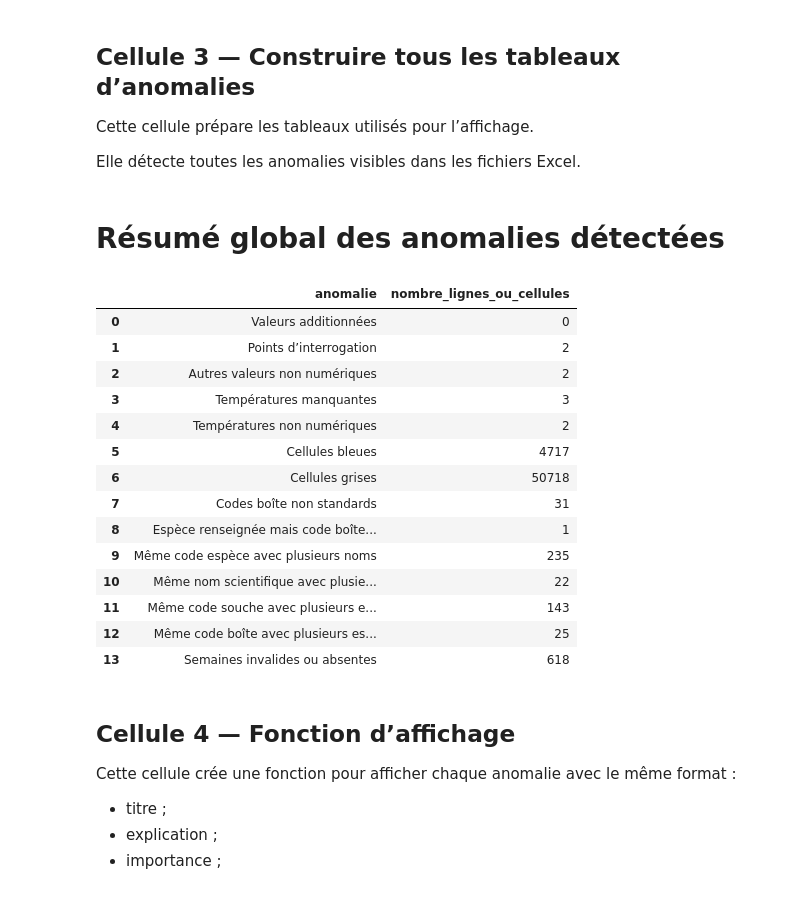
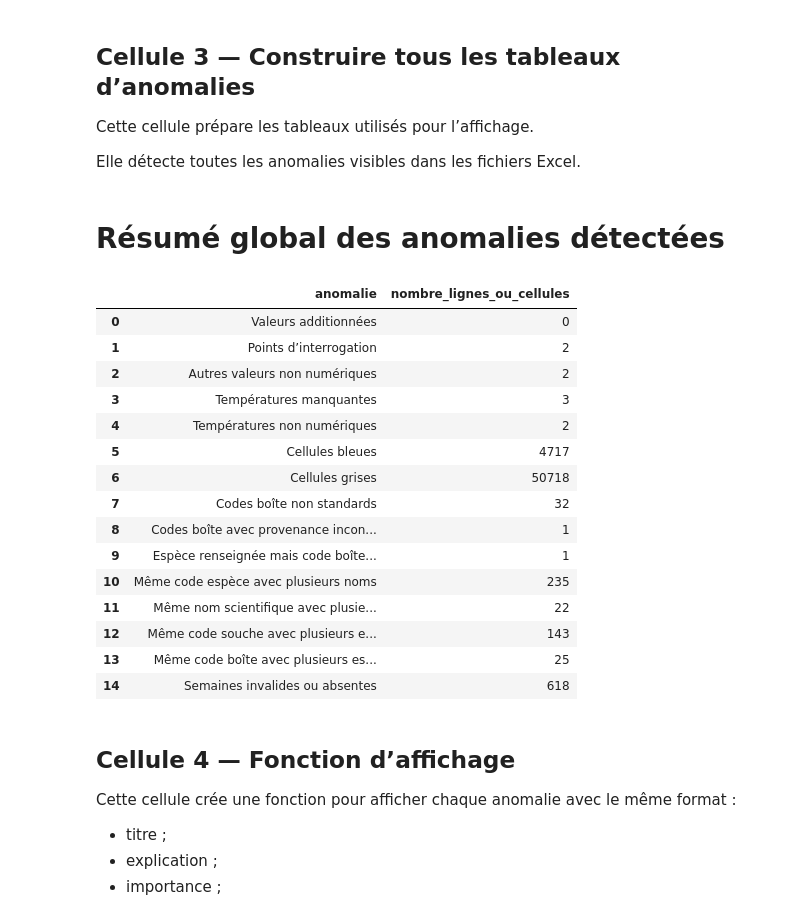
Before and after one commit to Anthony2210/POLYPBASE, a Jupyter notebook: notebooks/excel_to_polypbase_tables_anomalies_simple.ipynb, the cells around one changed output. Drawn from its saved outputs; the diff is of its cells as text; code cells hidden in the pictures.

Commit message:
Mise a jour des anomalies et tables

```diff
--- a/notebooks/excel_to_polypbase_tables_anomalies_simple.ipynb
+++ b/notebooks/excel_to_polypbase_tables_anomalies_simple.ipynb
@@ -99,7 +99,7 @@ Ensuite, les autres cellules du notebook utilisent ces données pour afficher le
 # %%
 REGEX_ADDITION = re.compile(r"^\s*\d+(?:\s*\+\s*\d+)+\s*$")
 REGEX_NOMBRE = re.compile(r"^\s*-?\d+(?:[,.]\d+)?\s*$")
-REGEX_CODE_BOITE = re.compile(r"^[A-Z]{3}-[A-Z0-9?]{3}-[0-9]+(\.[0-9]+)?$")
+REGEX_CODE_BOITE = re.compile(r"^[A-Z]{3}-[A-Z0-9]{3}-[0-9]+(\.[0-9]+)?$")
 
 
 def valeur_est_vide(valeur):
@@ -342,6 +342,13 @@ anomalie_cellules_grises = releves_df[
 anomalie_codes_non_standards = lignes_df[
     lignes_df['code_boite'].notna()
     & ~lignes_df['code_boite'].astype(str).str.match(REGEX_CODE_BOITE, na=False)
+].copy()
+
+
+# 8 bis. Codes boîte avec provenance inconnue ???
+anomalie_codes_provenance_inconnue = lignes_df[
+    lignes_df['code_boite'].notna()
+    & lignes_df['code_boite'].astype(str).str.contains("???", regex=False, na=False)
 ].copy()
 
 
@@ -441,6 +448,7 @@ resume_anomalies = pd.DataFrame({
         'Cellules bleues',
         'Cellules grises',
         'Codes boîte non standards',
+        'Codes boîte avec provenance inconnue ???',
         'Espèce renseignée mais code boîte absent',
         'Même code espèce avec plusieurs noms',
         'Même nom scientifique avec plusieurs codes espèce',
@@ -451,40 +459,42 @@ resume_anomalies = pd.DataFrame({
     'nombre_lignes_ou_cellules': [
         len(anomalie_additions),
         len(anomalie_points_interrogation),
         len(anomalie_valeurs_non_numeriques),
         len(anomalie_temperatures_manquantes),
         len(anomalie_temperatures_non_numeriques),
         len(anomalie_cellules_bleues),
         len(anomalie_cellules_grises),
         len(anomalie_codes_non_standards),
+        len(anomalie_codes_provenance_inconnue),
         len(anomalie_espece_sans_code_boite),
         len(anomalie_code_espece_plusieurs_noms),
         len(anomalie_nom_plusieurs_codes_espece),
         len(anomalie_souche_plusieurs_especes),
         len(anomalie_boite_plusieurs_especes),
         len(anomalie_semaines_invalides),
     ]
 })
 
 display(Markdown('# Résumé global des anomalies détectées'))
 display(resume_anomalies)
 # %% [output]
 # Résumé global des anomalies détectées
 |  | anomalie | nombre_lignes_ou_cellules |
 | 0 | Valeurs additionnées | 0 |
 | 1 | Points d’interrogation | 2 |
 | 2 | Autres valeurs non numériques | 2 |
 | 3 | Températures manquantes | 3 |
 | 4 | Températures non numériques | 2 |
 | 5 | Cellules bleues | 4717 |
 | 6 | Cellules grises | 50718 |
-| 7 | Codes boîte non standards | 31 |
-| 8 | Espèce renseignée mais code boîte... | 1 |
-| 9 | Même code espèce avec plusieurs noms | 235 |
-| 10 | Même nom scientifique avec plusie... | 22 |
-| 11 | Même code souche avec plusieurs e... | 143 |
-| 12 | Même code boîte avec plusieurs es... | 25 |
-| 13 | Semaines invalides ou absentes | 618 |
+| 7 | Codes boîte non standards | 32 |
+| 8 | Codes boîte avec provenance incon... | 1 |
+| 9 | Espèce renseignée mais code boîte... | 1 |
+| 10 | Même code espèce avec plusieurs noms | 235 |
+| 11 | Même nom scientifique avec plusie... | 22 |
+| 12 | Même code souche avec plusieurs e... | 143 |
+| 13 | Même code boîte avec plusieurs es... | 25 |
+| 14 | Semaines invalides ou absentes | 618 |
 # %% [markdown]
 ## Cellule 4 — Fonction d’affichage
 
```
Also changed, not shown: parts of 2 cells of this notebook, 1 other file.
